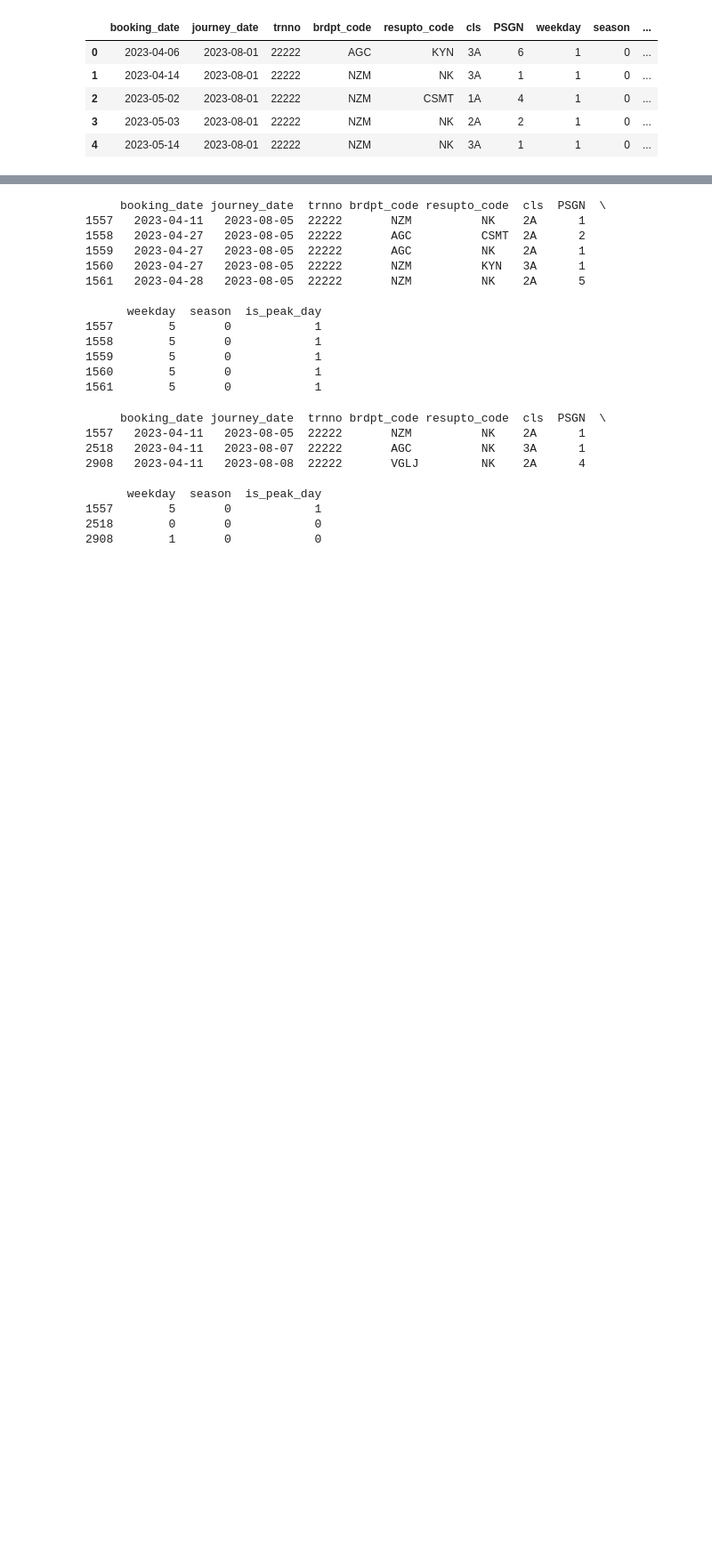
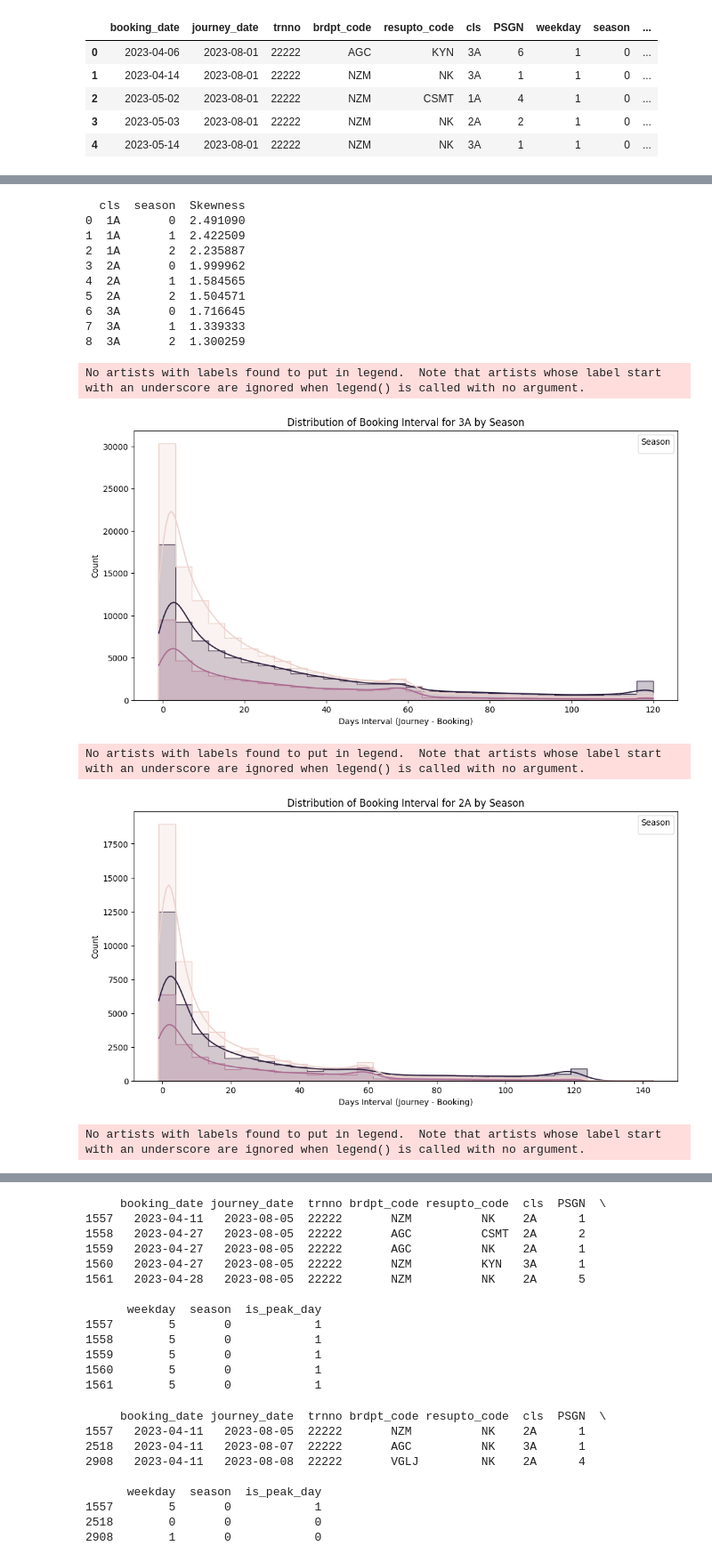
Before and after one commit to yashu1819/DPonTrain, a Jupyter notebook: ML/T22222_demand.ipynb, the cells around one changed output, grey strips where cells are left out. Shown at 89% size. Cells and saved outputs as stored; diff of their text form; code cells hidden in the pictures; blank space fills up the shorter version.

```diff
--- a/ML/T22222_demand.ipynb
+++ b/ML/T22222_demand.ipynb
@@ -95,0 +177,48 @@ df.head()
+# %%
+from scipy.stats import skew
+import seaborn as sns
+import matplotlib.pyplot as plt
+
+# Compute skewness of days_interval per (cls, season)
+skewness_results = (
+    df.groupby(['cls', 'season'])['days_interval']
+      .apply(lambda x: skew(x.dropna()))
+      .reset_index(name="Skewness")
+)
+
+print(skewness_results)
+
+# Plot distributions
+classes = ['3A', '2A', '1A']
+for c in classes:
+    plt.figure(figsize=(12, 6))
+    sns.histplot(
+        data=df[df['cls'] == c],
+        x='days_interval',
+        hue='season',
+        kde=True,
+        bins=30,
+        element="step",
+        common_norm=False
+    )
+    plt.title(f"Distribution of Booking Interval for {c} by Season")
+    plt.xlabel("Days Interval (Journey - Booking)")
+    plt.ylabel("Count")
+    plt.legend(title="Season")
+    plt.show()
+# %% [output]
+  cls  season  Skewness
+0  1A       0  2.491090
+1  1A       1  2.422509
+2  1A       2  2.235887
+3  2A       0  1.999962
+4  2A       1  1.584565
+5  2A       2  1.504571
+6  3A       0  1.716645
+7  3A       1  1.339333
+8  3A       2  1.300259
+No artists with labels found to put in legend.  Note that artists whose label start with an underscore are ignored when legend() is called with no argument.
+[figure, added]
+No artists with labels found to put in legend.  Note that artists whose label start with an underscore are ignored when legend() is called with no argument.
+[figure, added]
+No artists with labels found to put in legend.  Note that artists whose label start with an underscore are ignored when legend() is called with no argument.
```
Also changed, not shown: parts of 3 cells of this notebook.
